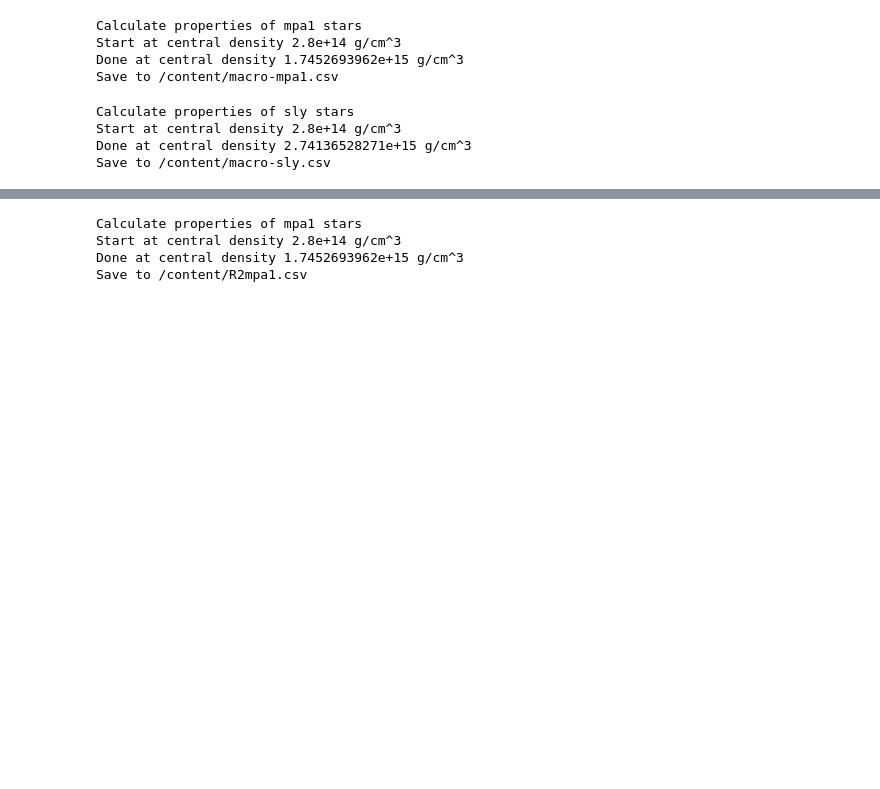
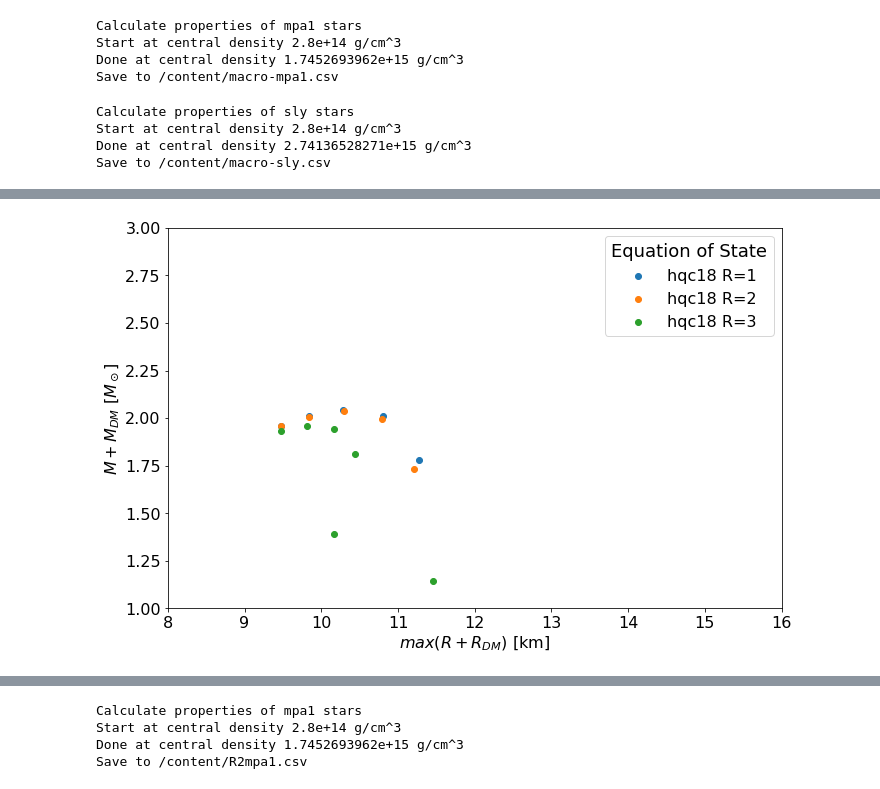
Before and after one commit to kunalkishanmehta/ns-struc-dm, a Jupyter notebook: Two_fluid_code.ipynb, the cells around one changed output, grey strips where cells are left out. Cells and saved outputs as stored; diff of their text form; code cells hidden in the pictures; blank space fills up the shorter version.

```diff
--- a/Two_fluid_code.ipynb
+++ b/Two_fluid_code.ipynb
@@ -190,0 +197,7 @@ plt.show()
+# %%
+plt.figure(figsize= (11,7))
+plots(mrl_data_hqc18,0,7,1,'hqc18')
+plots(mrl_data_hqc18,2,7,2,'hqc18')
+plots(mrl_data_hqc18,6,7,3,'hqc18')
+# %% [output]
+[figure, added]
```
Also changed, not shown: parts of 20 cells of this notebook.
